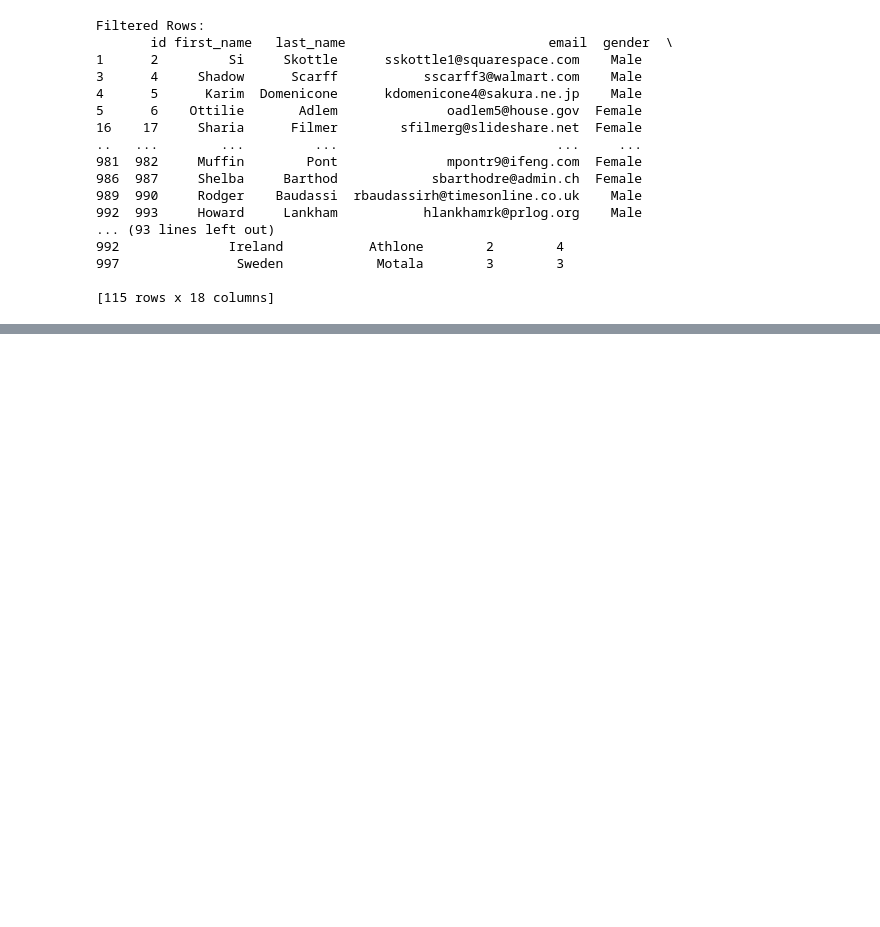
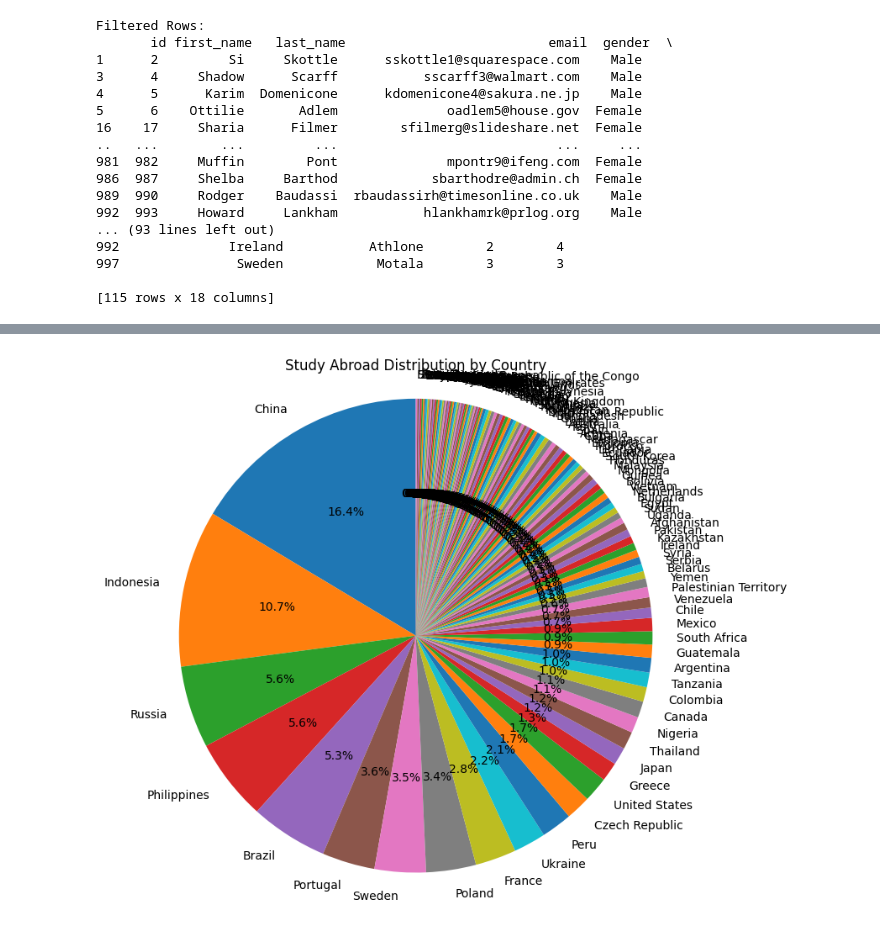
Before and after one commit to ridoykm10/PP11-16-Project-Analyze-visualize, a Jupyter notebook: PP11_16_Project_Analyze_visualize_.ipynb, the cells around one changed output, grey strips where cells are left out. Saved outputs shown, nothing was run; the diff lists cells and outputs as text; code cells hidden in the pictures; blank space fills up the shorter version.

```diff
--- a/PP11_16_Project_Analyze_visualize_.ipynb
+++ b/PP11_16_Project_Analyze_visualize_.ipynb
@@ -55,0 +152,21 @@ Filtered Rows:
+# %%
+# prompt: Create a pie chart of the study abroad distribution by country
+
+import pandas as pd
+import matplotlib.pyplot as plt
+
+# Assuming your dataframe is named 'df' and already loaded
+# If not, load it first using:
+# df = pd.read_csv("student_data.csv")
+
+# Count the occurrences of each study abroad country
+study_abroad_counts = df['study_abroad_country'].value_counts()
+
+# Create the pie chart
+plt.figure(figsize=(8, 8))  # Adjust figure size as needed
+plt.pie(study_abroad_counts, labels=study_abroad_counts.index, autopct='%1.1f%%', startangle=90)
+plt.title('Study Abroad Distribution by Country')
+plt.axis('equal')  # Equal aspect ratio ensures that pie is drawn as a circle.
+plt.show()
+# %% [output]
+[figure, added]
```
Also changed, not shown: parts of 8 cells of this notebook.
